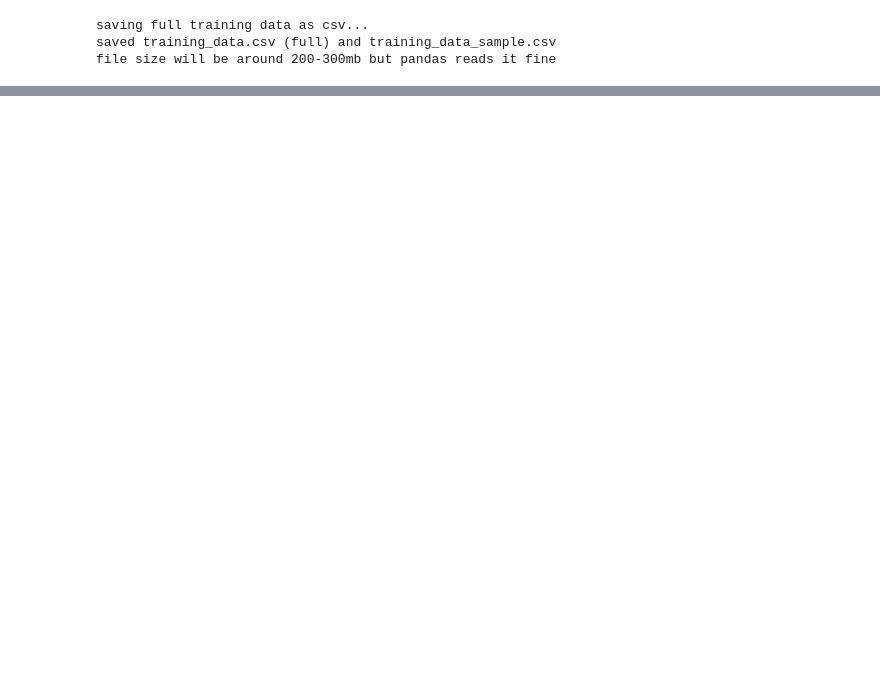
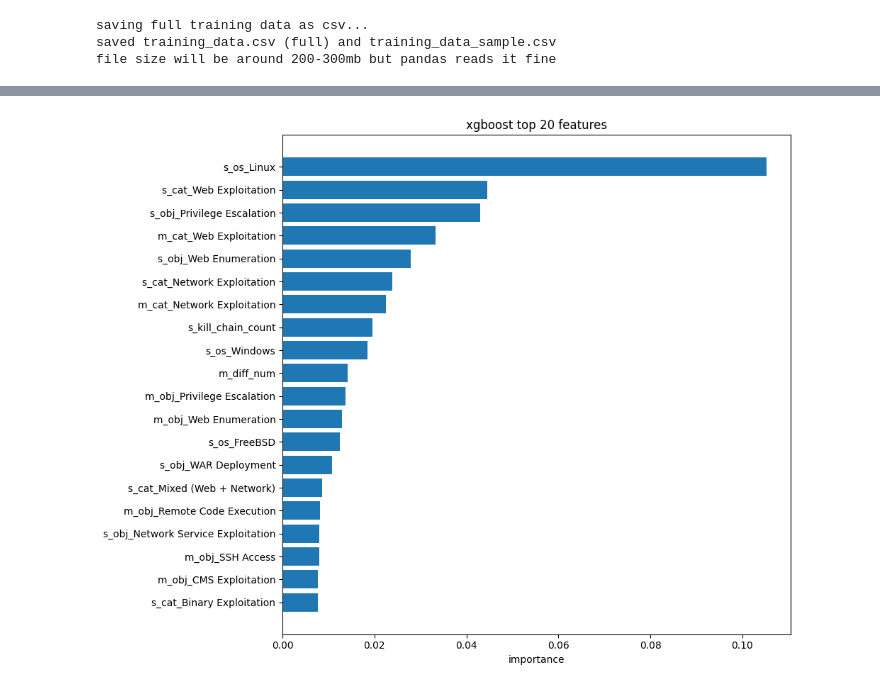
Before and after one commit to Dipannita-Kar/vulnerable-machine-recommendation-system, a Jupyter notebook: notebooks/ai_recommender.ipynb, the cells around one changed output, grey strips where cells are left out. Drawn from its saved outputs; the diff is of its cells as text; code cells hidden in the pictures; blank space fills up the shorter version.

Commit message:
added ai recommender system

```diff
--- a/notebooks/ai_recommender.ipynb
+++ b/notebooks/ai_recommender.ipynb
@@ -714,0 +677,95 @@ saved training_data.csv and training_data_sample.csv
+# %%
+# evaluating with proper recommender metrics now
+# ndcg, precision@5, mrr - these measure ranking quality
+
+from sklearn.metrics import ndcg_score
+import matplotlib.pyplot as plt
+
+# helper to compute the 3 ranking metrics per model
+def get_ranking_metrics(model, test_df, X_test_full):
+    preds = model.predict(X_test_full)
+    eval_df = test_df.copy()
+    eval_df['pred'] = preds
+
+    ndcgs = []
+    p5s = []
+    mrrs = []
+
+    for sid, group in eval_df.groupby('student_id'):
+        if len(group) < 5:
+            continue
+        true_rel = group['relevance'].values
+        pred_rel = group['pred'].values
+
+        ndcgs.append(ndcg_score([true_rel], [pred_rel], k=5))
+
+        top5 = np.argsort(pred_rel)[-5:]
+        p5s.append((true_rel[top5] >= 0.5).mean())
+
+        ranked = true_rel[np.argsort(pred_rel)[::-1]]
+        rel_pos = np.where(ranked >= 0.5)[0]
+        mrrs.append(1/(rel_pos[0]+1) if len(rel_pos) > 0 else 0)
+
+    return np.mean(ndcgs), np.mean(p5s), np.mean(mrrs)
+
+
+feature_cols_list = [c for c in training_data.columns if c not in ['student_id', 'machine_id', 'relevance']]
+X_test_full = test_df[feature_cols_list].values
+
+print("scoring all 3 models on test set, this takes a min...")
+
+lr_n, lr_p, lr_m = get_ranking_metrics(lr_model, test_df, X_test_full)
+rf_n, rf_p, rf_m = get_ranking_metrics(rf_model, test_df, X_test_full)
+xgb_n, xgb_p, xgb_m = get_ranking_metrics(xgb_model, test_df, X_test_full)
+
+# putting everything in a table
+comparison = pd.DataFrame([
+    ['Linear Regression', r2_score(y_test, y_test_pred_lr), mean_absolute_error(y_test, y_test_pred_lr), lr_n, lr_p, lr_m],
+    ['Random Forest', r2_score(y_test, y_test_pred), mean_absolute_error(y_test, y_test_pred), rf_n, rf_p, rf_m],
+    ['XGBoost', r2_score(y_test, y_test_pred_xgb), mean_absolute_error(y_test, y_test_pred_xgb), xgb_n, xgb_p, xgb_m],
+], columns=['Model', 'R2', 'MAE', 'NDCG@5', 'Precision@5', 'MRR'])
+
+print("\ncomparison:")
+print(comparison.round(4))
+
+comparison.to_csv(os.path.join(MODELS_DIR_V2, 'model_comparison.csv'), index=False)
+
+# feature importance for xgboost
+importance = pd.DataFrame({
+    'feature': feature_cols_list,
+    'importance': xgb_model.feature_importances_
+}).sort_values('importance', ascending=False)
+
+print("\ntop 20 features xgboost used:")
+print(importance.head(20))
+
+# plot feature importance
+plt.figure(figsize=(10,8))
+top20 = importance.head(20)
+plt.barh(range(20), top20['importance'].values[::-1])
+plt.yticks(range(20), top20['feature'].values[::-1])
+plt.xlabel('importance')
+plt.title('xgboost top 20 features')
+plt.tight_layout()
+plt.savefig(os.path.join(MODELS_DIR_V2, 'plots', 'feature_importance.png'), dpi=120)
+plt.show()
+
+# bar chart comparing all 3 models
+fig, ax = plt.subplots(1, 3, figsize=(14, 4))
+metrics_data = [
+    ('ndcg@5', [lr_n, rf_n, xgb_n]),
+    ('precision@5', [lr_p, rf_p, xgb_p]),
+    ('mrr', [lr_m, rf_m, xgb_m])
+]
+for i, (name, vals) in enumerate(metrics_data):
+    ax[i].bar(['linear', 'rf', 'xgb'], vals)
+    ax[i].set_title(name)
+    ax[i].set_ylim(0, 1)
+    for j, v in enumerate(vals):
+        ax[i].text(j, v+0.02, f'{v:.3f}', ha='center')
+plt.tight_layout()
+plt.savefig(os.path.join(MODELS_DIR_V2, 'plots', 'model_comparison.png'), dpi=120)
+plt.show()
+
+print("\nplots saved")
+# %% [output]
@@ -714,0 +789 @@ saved training_data.csv and training_data_sample.csv
+[figure, added]
```
Also changed, not shown: parts of 11 cells of this notebook, 19 other files.
